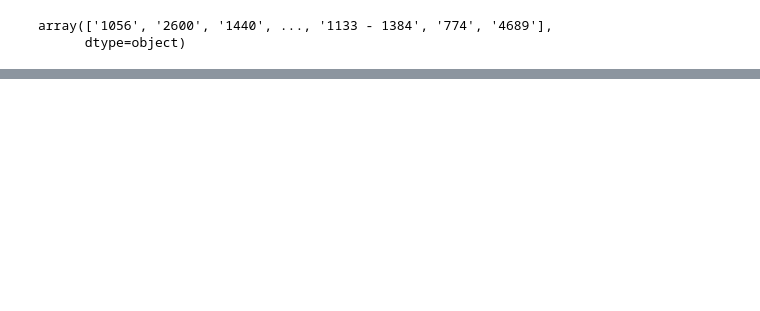
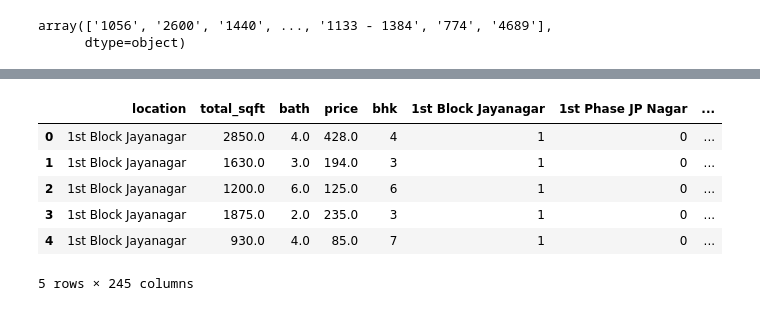
Before and after one commit to ItsOyondi/ML-Personal-Projects, a Jupyter notebook: Bengalore Housing Prices.ipynb, the cells around one changed output, grey strips where cells are left out. Cells and saved outputs as stored; diff of their text form; code cells hidden in the pictures; blank space fills up the shorter version.

```diff
--- a/Bengalore Housing Prices.ipynb
+++ b/Bengalore Housing Prices.ipynb
@@ -59,0 +287,18 @@ array(['1056', '2600', '1440', ..., '1133 - 1384', '774', '4689'],
+# %%
+def remove_bhk_outliers(df):
+    exclude_indices = np.array([])
+    for location, location_df in df.groupby('location'):
+        bhk_stats = {}
+        for bhk, bhk_df in location_df.groupby('bhk'):
+            bhk_stats[bhk] = {
+                'mean': np.mean(bhk_df.price_per_sqft),
+                'std': np.std(bhk_df.price_per_sqft),
+                'count': bhk_df.shape[0]
+            }
+        for bhk, bhk_df in location_df.groupby('bhk'):
+            stats = bhk_stats.get(bhk-1)
+            if stats and stats['count']>5:
+                exclude_indices = np.append(exclude_indices, bhk_df[bhk_df.price_per_sqft<(stats['mean'])].index.values)
+    return df.drop(exclude_indices,axis='index')
+df8 = remove_bhk_outliers(df7)
+df8.shape
@@ -59,0 +307,4 @@ array(['1056', '2600', '1440', ..., '1133 - 1384', '774', '4689'],
+# %%
+df9 = df8[df8.bath<df8.bhk+2]
+
+df9.shape
@@ -59,0 +313,4 @@ array(['1056', '2600', '1440', ..., '1133 - 1384', '774', '4689'],
+# %%
+#drop unnecessary column
+df9.drop(columns=['price_per_sqft'], inplace=True)
+df9.head()
@@ -59,0 +328,3 @@ array(['1056', '2600', '1440', ..., '1133 - 1384', '774', '4689'],
+# %%
+dummies = pd.get_dummies(df9.location)
+dummies.head()
@@ -59,0 +339,11 @@ array(['1056', '2600', '1440', ..., '1133 - 1384', '774', '4689'],
+# %%
+df10 = pd.concat([df9, dummies.drop('others', axis=1)], axis=1)
+df10.head()
+# %% [output]
+|  | location | total_sqft | bath | price | bhk | 1st Block Jayanagar | 1st Phase JP Nagar | ... |
+| 0 | 1st Block Jayanagar | 2850.0 | 4.0 | 428.0 | 4 | 1 | 0 | ... |
+| 1 | 1st Block Jayanagar | 1630.0 | 3.0 | 194.0 | 3 | 1 | 0 | ... |
+| 2 | 1st Block Jayanagar | 1200.0 | 6.0 | 125.0 | 6 | 1 | 0 | ... |
+| 3 | 1st Block Jayanagar | 1875.0 | 2.0 | 235.0 | 3 | 1 | 0 | ... |
+| 4 | 1st Block Jayanagar | 930.0 | 4.0 | 85.0 | 7 | 1 | 0 | ... |
+5 rows × 245 columns
```
Also changed, not shown: parts of 48 cells of this notebook, 3 other files.
